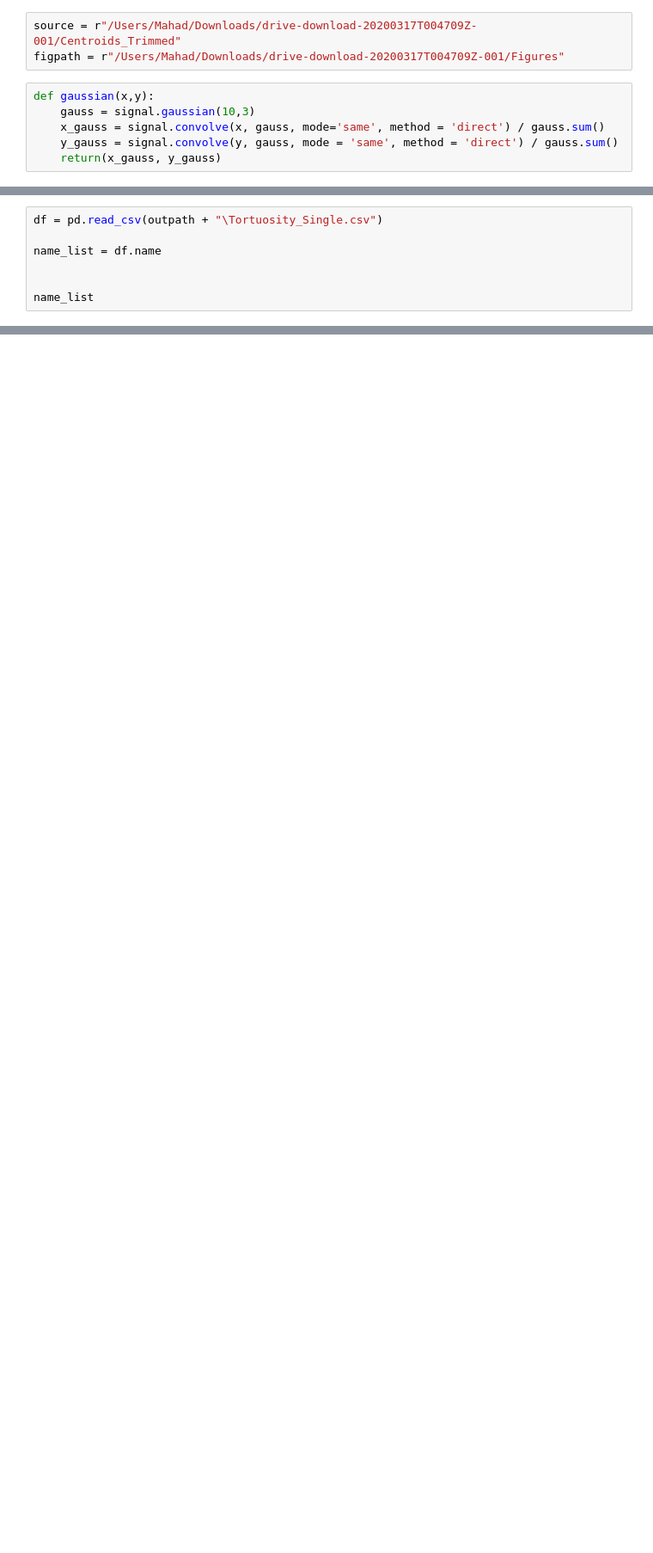
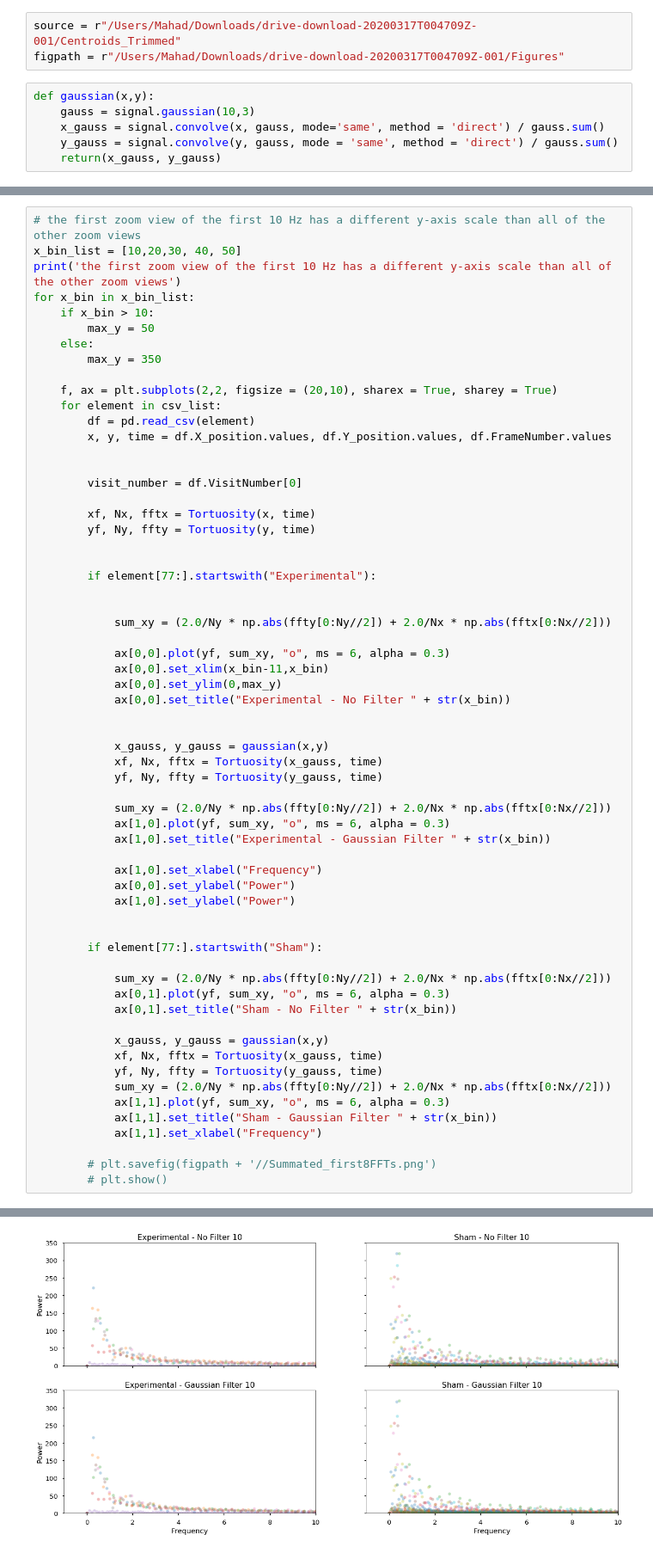
Before and after one commit to itsMahad/MothAbdominalRestriction, a Jupyter notebook: A_Step2_Tortuosity_Data_Loop.ipynb, the cells around one changed output, grey strips where cells are left out. Shown at 86% size. Cells and saved outputs as stored; diff of their text form; blank space fills up the shorter version.

```diff
--- a/A_Step2_Tortuosity_Data_Loop.ipynb
+++ b/A_Step2_Tortuosity_Data_Loop.ipynb
@@ -185,7 +123,0 @@ other_y_df.to_csv(r"C:\Users\Daniellab\Desktop\Jorge_Analysis\Tortuosity\bad_vid
-# %%
-df = pd.read_csv(outpath + "\Tortuosity_Single.csv")
-
-name_list = df.name
-
-
-name_list
@@ -218,0 +124,63 @@ print(len(name_y_list))
+# %%
+# the first zoom view of the first 10 Hz has a different y-axis scale than all of the other zoom views
+x_bin_list = [10,20,30, 40, 50]
+print('the first zoom view of the first 10 Hz has a different y-axis scale than all of the other zoom views')
+for x_bin in x_bin_list:
+    if x_bin > 10:
+        max_y = 50
+    else:
+        max_y = 350
+
+    f, ax = plt.subplots(2,2, figsize = (20,10), sharex = True, sharey = True)
+    for element in csv_list:
+        df = pd.read_csv(element)
+        x, y, time = df.X_position.values, df.Y_position.values, df.FrameNumber.values
+
+
+        visit_number = df.VisitNumber[0]
+
+        xf, Nx, fftx = Tortuosity(x, time)
+        yf, Ny, ffty = Tortuosity(y, time)
+
+
+        if element[77:].startswith("Experimental"):
+
+
+            sum_xy = (2.0/Ny * np.abs(ffty[0:Ny//2]) + 2.0/Nx * np.abs(fftx[0:Nx//2]))
+
+            ax[0,0].plot(yf, sum_xy, "o", ms = 6, alpha = 0.3)
+            ax[0,0].set_xlim(x_bin-11,x_bin)
+            ax[0,0].set_ylim(0,max_y)
+            ax[0,0].set_title("Experimental - No Filter " + str(x_bin))
+
+
+            x_gauss, y_gauss = gaussian(x,y)
+            xf, Nx, fftx = Tortuosity(x_gauss, time)
+            yf, Ny, ffty = Tortuosity(y_gauss, time)
+
+            sum_xy = (2.0/Ny * np.abs(ffty[0:Ny//2]) + 2.0/Nx * np.abs(fftx[0:Nx//2]))
+            ax[1,0].plot(yf, sum_xy, "o", ms = 6, alpha = 0.3)
+            ax[1,0].set_title("Experimental - Gaussian Filter " + str(x_bin))
+
+            ax[1,0].set_xlabel("Frequency")
+            ax[0,0].set_ylabel("Power")
+            ax[1,0].set_ylabel("Power")
+
+
+        if element[77:].startswith("Sham"):
+
+            sum_xy = (2.0/Ny * np.abs(ffty[0:Ny//2]) + 2.0/Nx * np.abs(fftx[0:Nx//2]))
+            ax[0,1].plot(yf, sum_xy, "o", ms = 6, alpha = 0.3)
+            ax[0,1].set_title("Sham - No Filter " + str(x_bin))
+
+            x_gauss, y_gauss = gaussian(x,y)
+            xf, Nx, fftx = Tortuosity(x_gauss, time)
+            yf, Ny, ffty = Tortuosity(y_gauss, time)
+            sum_xy = (2.0/Ny * np.abs(ffty[0:Ny//2]) + 2.0/Nx * np.abs(fftx[0:Nx//2]))
+            ax[1,1].plot(yf, sum_xy, "o", ms = 6, alpha = 0.3)
+            ax[1,1].set_title("Sham - Gaussian Filter " + str(x_bin))
+            ax[1,1].set_xlabel("Frequency")
+
+        # plt.savefig(figpath + '//Summated_first8FFTs.png')
+        # plt.show()
+# %% [output]
@@ -218,0 +188 @@ print(len(name_y_list))
+[figure, added]
```
Also changed, not shown: parts of 11 cells of this notebook.
